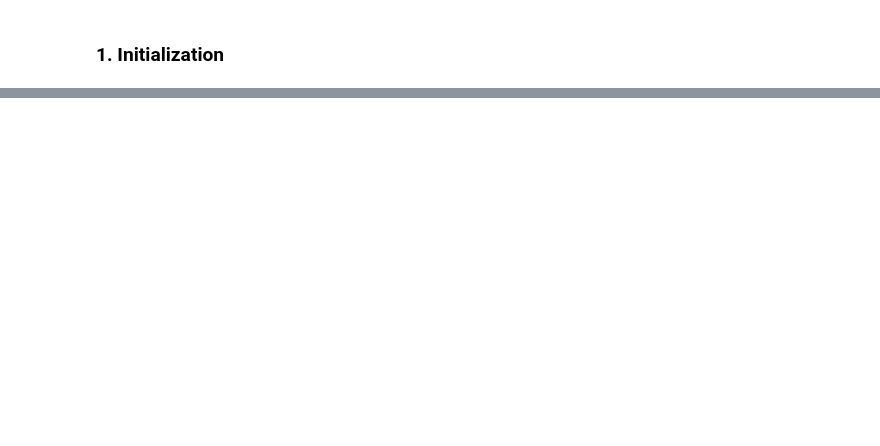
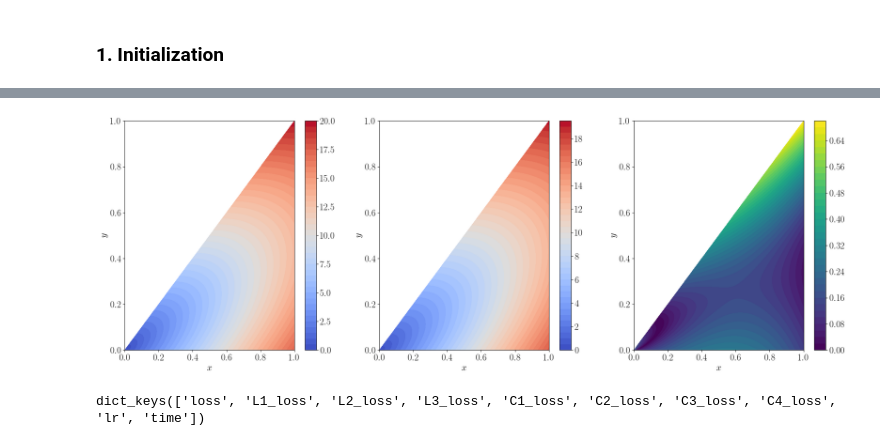
Before and after one commit to estevaofuzaro98/ElasticityPINN, a Jupyter notebook: ElasticityPINN.ipynb, the cells around one changed output, grey strips where cells are left out. Drawn from its saved outputs; the diff is of its cells as text; code cells hidden in the pictures; blank space fills up the shorter version.

Commit message:
Update ElasticityPINN to its final version

```diff
--- a/ElasticityPINN.ipynb
+++ b/ElasticityPINN.ipynb
@@ -103,0 +234,14 @@ GPU Loaded: NVIDIA GeForce RTX 3050 Laptop GPU
+# %%
+sn.reset_session()
+
+# Defining the variables x and y
+x = sn.Variable('x')
+y = sn.Variable('y')
+
+# Defining the neural networks with:
+#   - 2 hidden layers;
+#   - 30 neurons per hidden layer;
+#   - Hyperbolic tangent activation function.
+sx = sn.Functional('sx', [x,y], 2*[30], 'tanh')
+sy = sn.Functional('sy', [x,y], 2*[30], 'tanh')
+txy = sn.Functional('txy', [x,y], 2*[30], 'tanh')
@@ -103,0 +391,28 @@ GPU Loaded: NVIDIA GeForce RTX 3050 Laptop GPU
+# %%
+# Comparison between the von Mises stress fields - exact and PINN
+plt.figure(figsize=(25, 8))
+plt.subplot(1, 3, 1)
+plt.contourf(x_data, y_data, sigma_VM_data, cmap='coolwarm', levels=40)
+plt.colorbar()
+plt.xlabel('$x$')
+plt.ylabel('$y$')
+
+plt.subplot(1, 3, 2)
+plt.contourf(x_data, y_data, sigma_VM_NN, cmap='coolwarm', levels=40)
+plt.colorbar()
+plt.xlabel('$x$')
+plt.ylabel('$y$')
+
+plt.subplot(1, 3, 3)
+plt.contourf(x_data, y_data, np.abs(sigma_VM_data - sigma_VM_NN), cmap='viridis', levels=40)
+plt.colorbar()
+plt.xlabel('$x$')
+plt.ylabel('$y$')
+plt.show()
+# %% [output]
+[figure, added]
+# %%
+# Variables that can be plotted from the history
+h.history.keys()
+# %% [output]
+dict_keys(['loss', 'L1_loss', 'L2_loss', 'L3_loss', 'C1_loss', 'C2_loss', 'C3_loss', 'C4_loss', 'lr', 'time'])
```
Also changed, not shown: parts of 22 cells of this notebook.
